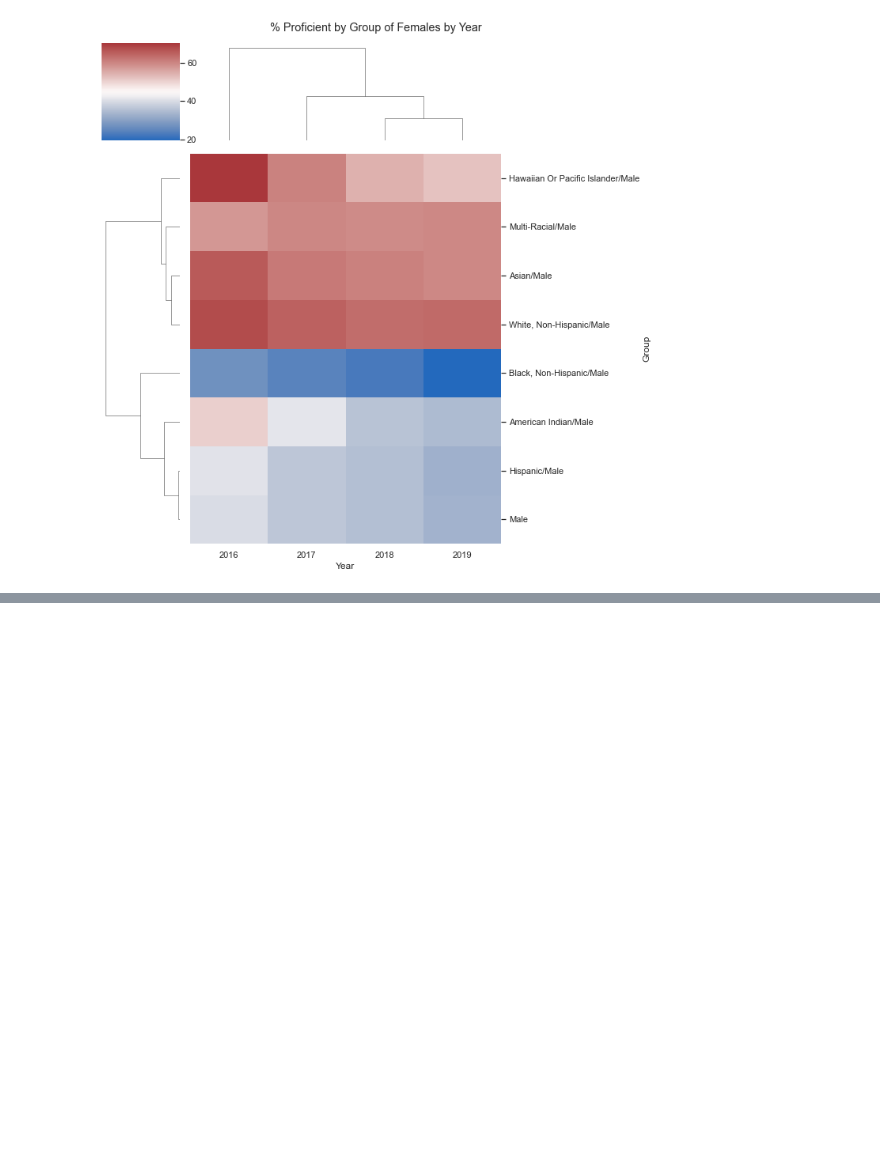
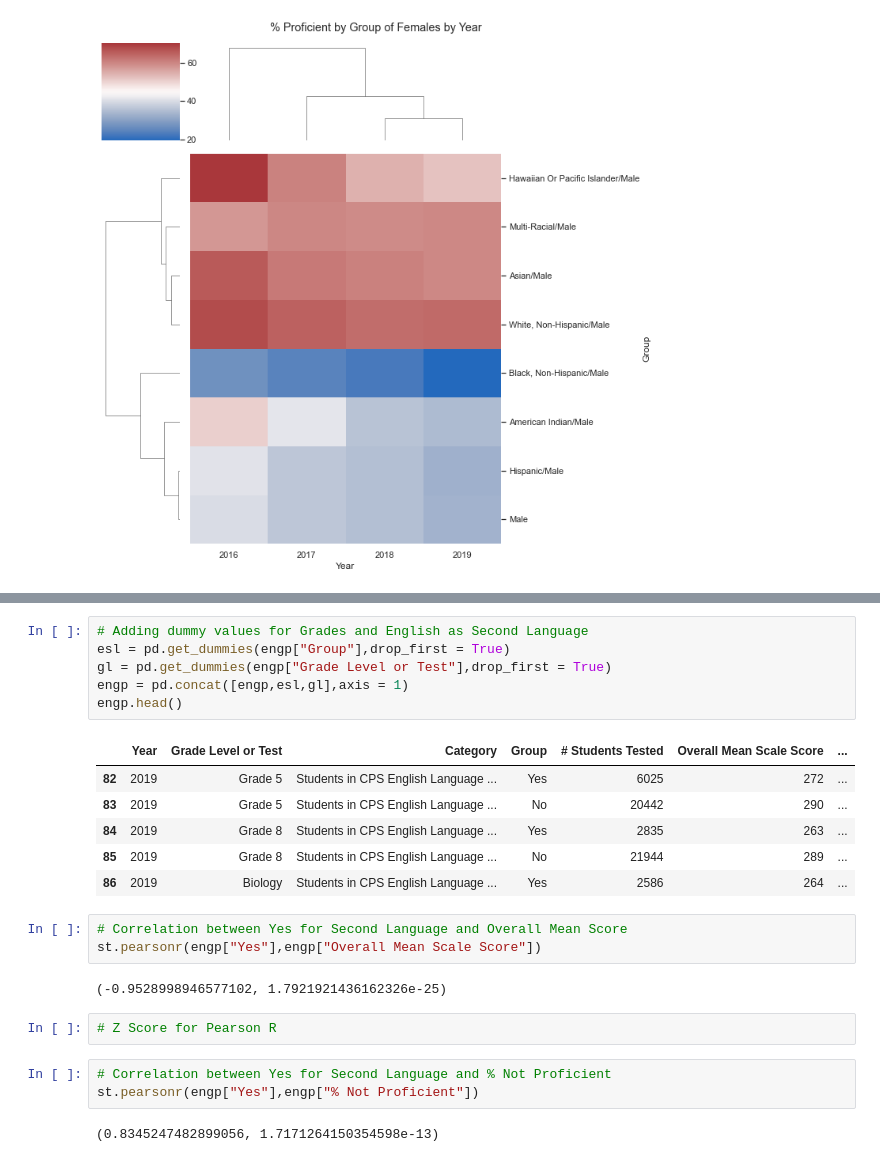
Before and after one commit to tdyk9098/Chicago-Public-School-Science-Assessment-MiniProject, a Jupyter notebook: Chicago Public School Science Assessment MiniProject.ipynb, the cells around one changed output, grey strips where cells are left out. Saved outputs shown, nothing was run; the diff lists cells and outputs as text; blank space fills up the shorter version.

```diff
--- a/Chicago Public School Science Assessment MiniProject.ipynb
+++ b/Chicago Public School Science Assessment MiniProject.ipynb
@@ -260,0 +275,25 @@ plt.tight_layout()
+# %%
+# Adding dummy values for Grades and English as Second Language
+esl = pd.get_dummies(engp["Group"],drop_first = True)
+gl = pd.get_dummies(engp["Grade Level or Test"],drop_first = True)
+engp = pd.concat([engp,esl,gl],axis = 1)
+engp.head()
+# %% [output]
+|  | Year | Grade Level or Test | Category | Group | # Students Tested | Overall Mean Scale Score | ... |
+| 82 | 2019 | Grade 5 | Students in CPS English Language ... | Yes | 6025 | 272 | ... |
+| 83 | 2019 | Grade 5 | Students in CPS English Language ... | No | 20442 | 290 | ... |
+| 84 | 2019 | Grade 8 | Students in CPS English Language ... | Yes | 2835 | 263 | ... |
+| 85 | 2019 | Grade 8 | Students in CPS English Language ... | No | 21944 | 289 | ... |
+| 86 | 2019 | Biology | Students in CPS English Language ... | Yes | 2586 | 264 | ... |
+# %%
+# Correlation between Yes for Second Language and Overall Mean Score
+st.pearsonr(engp["Yes"],engp["Overall Mean Scale Score"])
+# %% [output]
+(-0.9528998946577102, 1.7921921436162326e-25)
+# %%
+# Z Score for Pearson R
+# %%
+# Correlation between Yes for Second Language and % Not Proficient
+st.pearsonr(engp["Yes"],engp["% Not Proficient"])
+# %% [output]
+(0.8345247482899056, 1.7171264150354598e-13)
```
Also changed, not shown: parts of 24 cells of this notebook.
